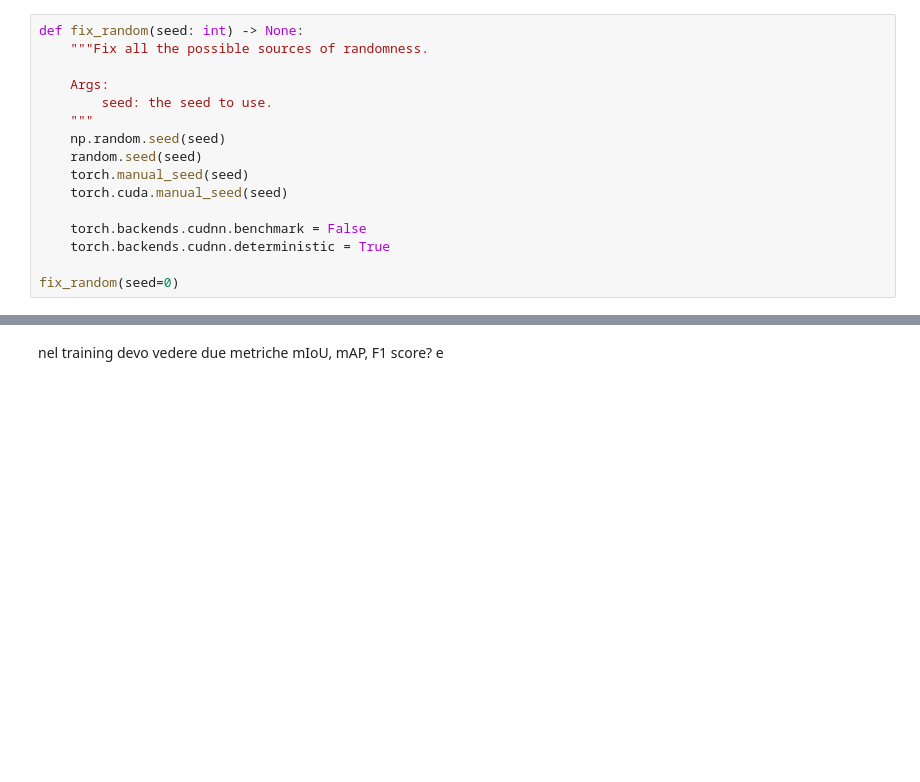
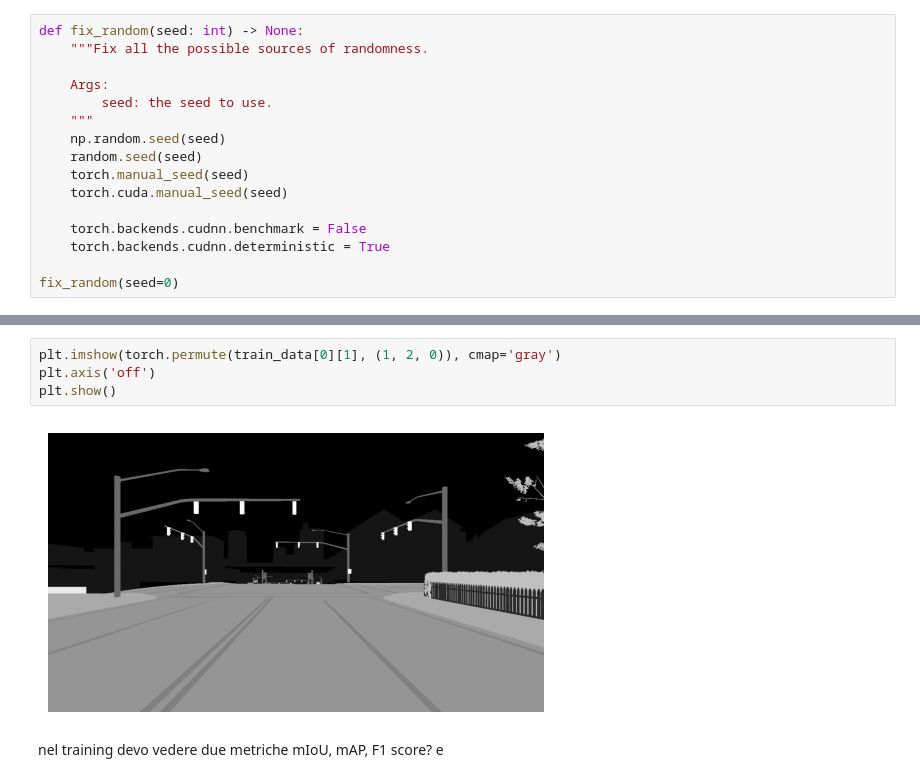
Before and after one commit to alessioarcara/ml4cv_assignment, a Jupyter notebook: main.ipynb, the cells around one changed output, grey strips where cells are left out. Drawn from its saved outputs; the diff is of its cells as text; blank space fills up the shorter version.

```diff
--- a/main.ipynb
+++ b/main.ipynb
@@ -48,2 +85,8 @@ class StreetHazardsDataset(Dataset):
+# %%
+plt.imshow(torch.permute(train_data[0][1], (1, 2, 0)), cmap='gray')
+plt.axis('off')
+plt.show()
+# %% [output]
+[figure, added]
 # %% [markdown]
 nel training devo vedere due metriche mIoU, mAP, F1 score? e
```
Also changed, not shown: parts of 7 cells of this notebook, 10 other files.
